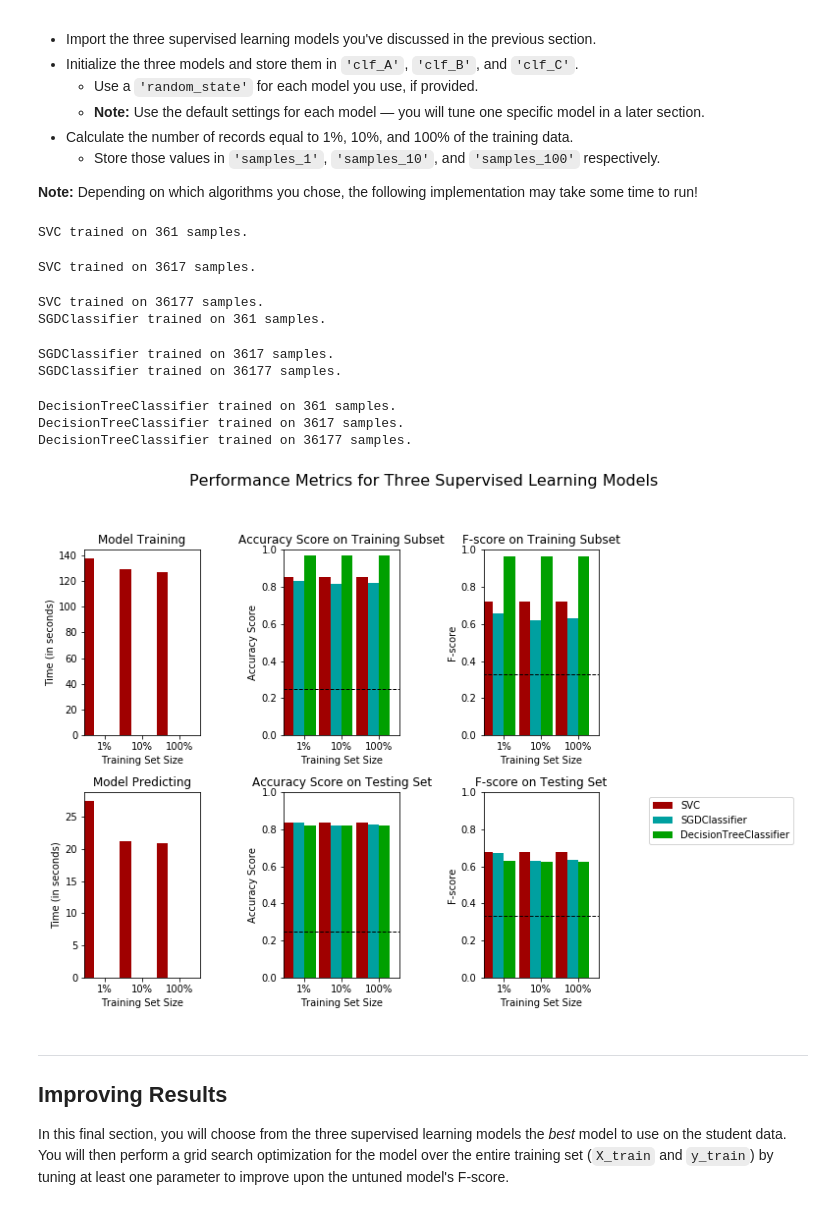
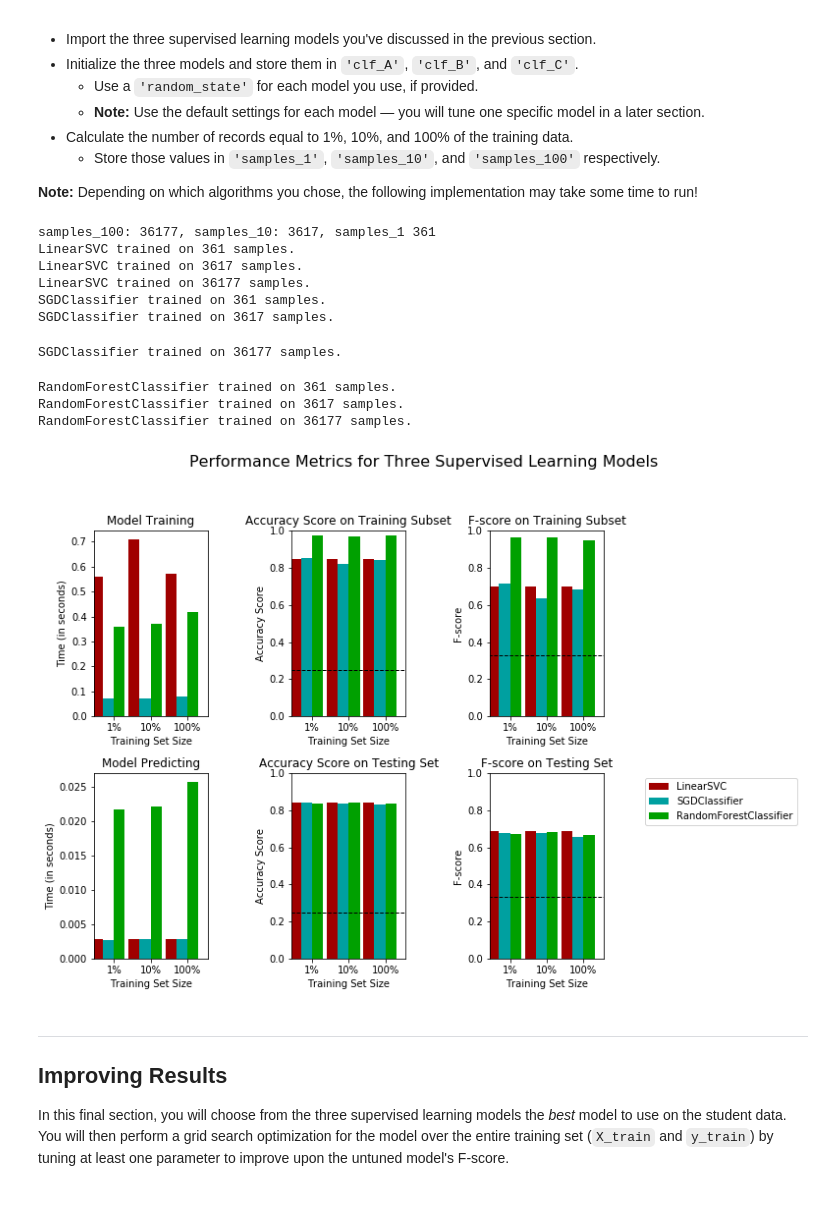
Before and after one commit to faberfred/Udacity_Machine_Learning_Engineer_Nanodegree_Program, a Jupyter notebook: projects/finding_donors/finding_donors.ipynb, the cells around one changed output. Saved outputs shown, nothing was run; the diff lists cells and outputs as text; code cells hidden in the pictures.

```diff
--- a/projects/finding_donors/finding_donors.ipynb
+++ b/projects/finding_donors/finding_donors.ipynb
@@ -494,44 +494,55 @@ In the code cell, you will need to implement the following:
 **Note:** Depending on which algorithms you chose, the following implementation may take some time to run!
 # %%
 # TODO: Import the three supervised learning models from sklearn
-from sklearn.linear_model import SGDClassifier
+from sklearn.linear_model import SGDClassifier, LogisticRegression
 from sklearn.tree import DecisionTreeClassifier
-from sklearn.svm import SVC
+from sklearn.svm import SVC, LinearSVC
+from sklearn.ensemble import RandomForestClassifier
+from sklearn.naive_bayes import GaussianNB
+from sklearn.neighbors import KNeighborsClassifier
 # TODO: Initialize the three models
-clf_A = SVC()
-clf_B = SGDClassifier()
-clf_C = DecisionTreeClassifier()
+#clf_A = SVC(gamma='auto')
+#clf_A = LogisticRegression() -->
+#clf_A = GaussianNB()
+#clf_A = KNeighborsClassifier()
+clf_A = LinearSVC()
+clf_B = SGDClassifier(max_iter=5, tol=None)
+#clf_C = DecisionTreeClassifier()
+clf_C = RandomForestClassifier()
 
 # TODO: Calculate the number of samples for 1%, 10%, and 100% of the training data
 # HINT: samples_100 is the entire training set i.e. len(y_train)
 # HINT: samples_10 is 10% of samples_100 (ensure to set the count of the values to be `int` and not `float`)
 # HINT: samples_1 is 1% of samples_100 (ensure to set the count of the values to be `int` and not `float`)
 samples_100 = len(y_train)
 samples_10 = int(samples_100 / 10)
 samples_1 = int(samples_100 / 100)
+
+print('samples_100: {}, samples_10: {}, samples_1 {}'.format(samples_100, samples_10, samples_1))
 
 # Collect results on the learners
 results = {}
 for clf in [clf_A, clf_B, clf_C]:
     clf_name = clf.__class__.__name__
     results[clf_name] = {}
     for i, samples in enumerate([samples_1, samples_10, samples_100]):
         results[clf_name][i] = \
         train_predict(clf, samples, X_train, y_train, X_test, y_test)
 
 # Run metrics visualization for the three supervised learning models chosen
 vs.evaluate(results, accuracy, fscore)
 # %% [output]
-SVC trained on 361 samples.
+samples_100: 36177, samples_10: 3617, samples_1 361
+LinearSVC trained on 361 samples.
+LinearSVC trained on 3617 samples.
+LinearSVC trained on 36177 samples.
+SGDClassifier trained on 361 samples.
+SGDClassifier trained on 3617 samples.
-SVC trained on 3617 samples.
+SGDClassifier trained on 36177 samples.
-SVC trained on 36177 samples.
-SGDClassifier trained on 361 samples.
+RandomForestClassifier trained on 361 samples.
+RandomForestClassifier trained on 3617 samples.
+RandomForestClassifier trained on 36177 samples.
-SGDClassifier trained on 3617 samples.
-SGDClassifier trained on 36177 samples.
-DecisionTreeClassifier trained on 361 samples.
-DecisionTreeClassifier trained on 3617 samples.
-DecisionTreeClassifier trained on 36177 samples.
-[figure, old version]
+[figure, new version]
 # %% [markdown]
 ----
 ## Improving Results
```
Also changed, not shown: parts of 1 cell of this notebook.
